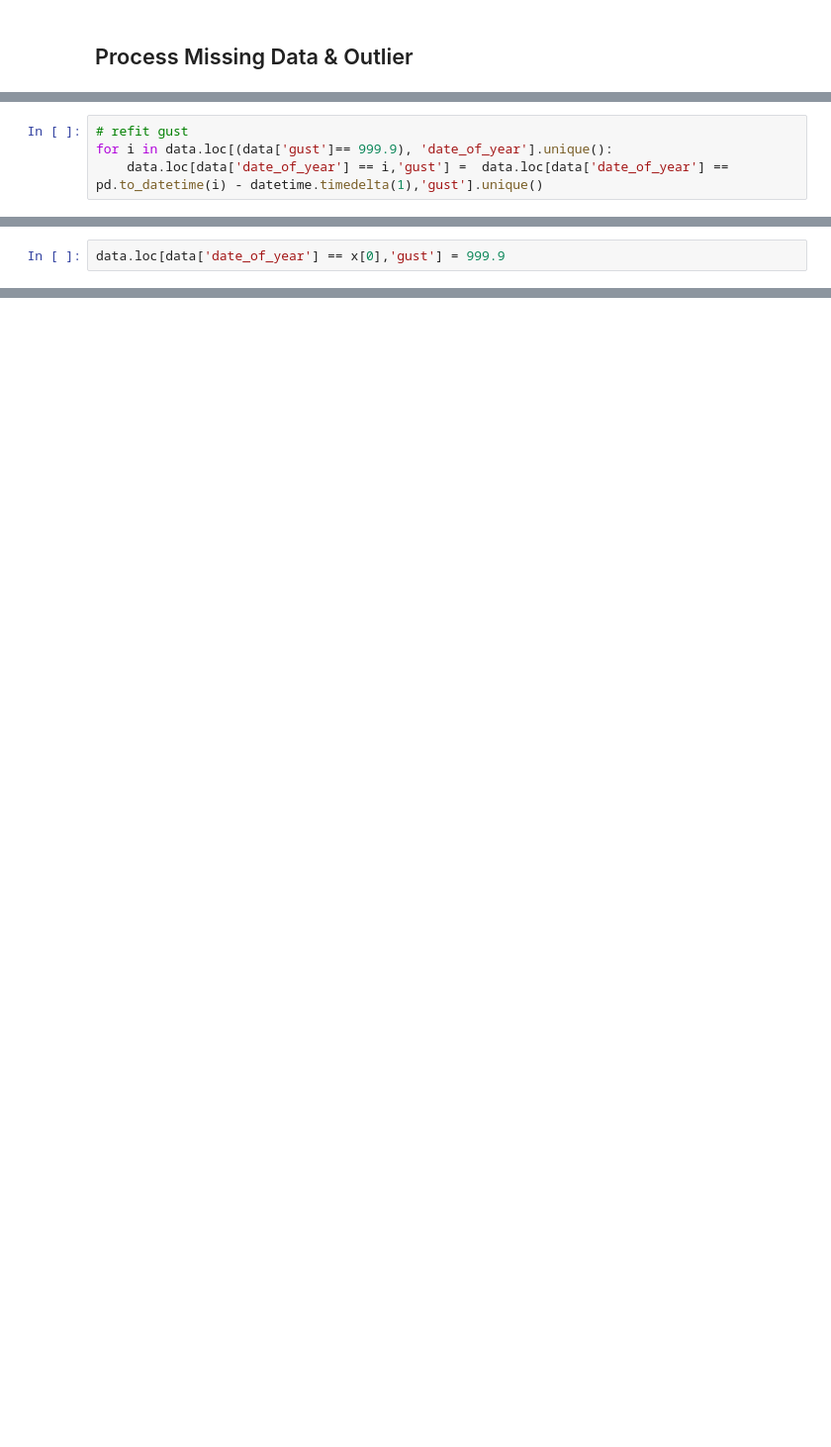
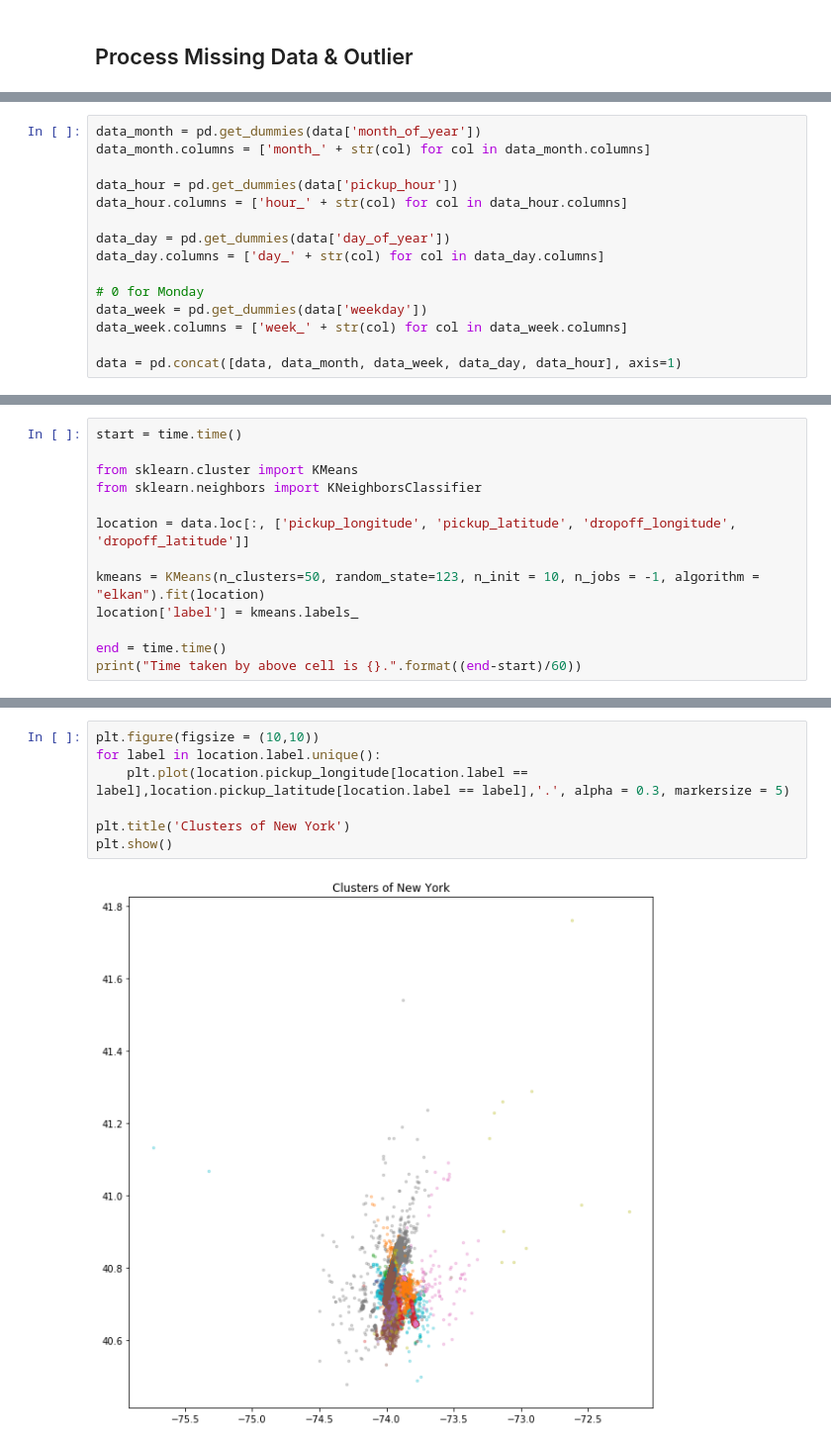
Before and after one commit to Jay4869/NYC-Taxi-FHV-Project, a Jupyter notebook: sample of project.ipynb, the cells around one changed output, grey strips where cells are left out. Shown at 99% size. Cells and saved outputs as stored; diff of their text form; blank space fills up the shorter version.

Commit message:
+clustering & modeling

```diff
--- a/sample of project.ipynb
+++ b/sample of project.ipynb
@@ -190,4 +152,0 @@ for i in data.loc[(data['mxpsd']== 999.9), 'date_of_year'].unique():
-# %%
-# refit gust
-for i in data.loc[(data['gust']== 999.9), 'date_of_year'].unique():
-    data.loc[data['date_of_year'] == i,'gust'] =  data.loc[data['date_of_year'] == pd.to_datetime(i) - datetime.timedelta(1),'gust'].unique()
@@ -229,2 +152,0 @@ data[['date_of_year','temp', 'visib', 'mxpsd', 'wdsp', 'gust', 'max', 'min',
-# %%
-data.loc[data['date_of_year'] == x[0],'gust'] = 999.9
@@ -340,0 +208,15 @@ plotly.tools.set_credentials_file(username='zxf71699', api_key='BkltlyEFcOkOAgCS
+# %%
+data_month = pd.get_dummies(data['month_of_year'])
+data_month.columns = ['month_' + str(col) for col in data_month.columns]
+
+data_hour = pd.get_dummies(data['pickup_hour'])
+data_hour.columns = ['hour_' + str(col) for col in data_hour.columns]
+
+data_day = pd.get_dummies(data['day_of_year'])
+data_day.columns = ['day_' + str(col) for col in data_day.columns]
+
+# 0 for Monday
+data_week = pd.get_dummies(data['weekday'])
+data_week.columns = ['week_' + str(col) for col in data_week.columns]
+
+data = pd.concat([data, data_month, data_week, data_day, data_hour], axis=1)
@@ -340,0 +225,13 @@ plotly.tools.set_credentials_file(username='zxf71699', api_key='BkltlyEFcOkOAgCS
+# %%
+start = time.time()
+
+from sklearn.cluster import KMeans
+from sklearn.neighbors import KNeighborsClassifier
+
+location = data.loc[:, ['pickup_longitude', 'pickup_latitude', 'dropoff_longitude', 'dropoff_latitude']]
+
+kmeans = KMeans(n_clusters=50, random_state=123, n_init = 10, n_jobs = -1, algorithm = "elkan").fit(location)
+location['label'] = kmeans.labels_
+
+end = time.time()
+print("Time taken by above cell is {}.".format((end-start)/60))
@@ -340,0 +240,9 @@ plotly.tools.set_credentials_file(username='zxf71699', api_key='BkltlyEFcOkOAgCS
+# %%
+plt.figure(figsize = (10,10))
+for label in location.label.unique():
+    plt.plot(location.pickup_longitude[location.label == label],location.pickup_latitude[location.label == label],'.', alpha = 0.3, markersize = 5)
+
+plt.title('Clusters of New York')
+plt.show()
+# %% [output]
+[figure, added]
```
Also changed, not shown: parts of 60 cells of this notebook.
